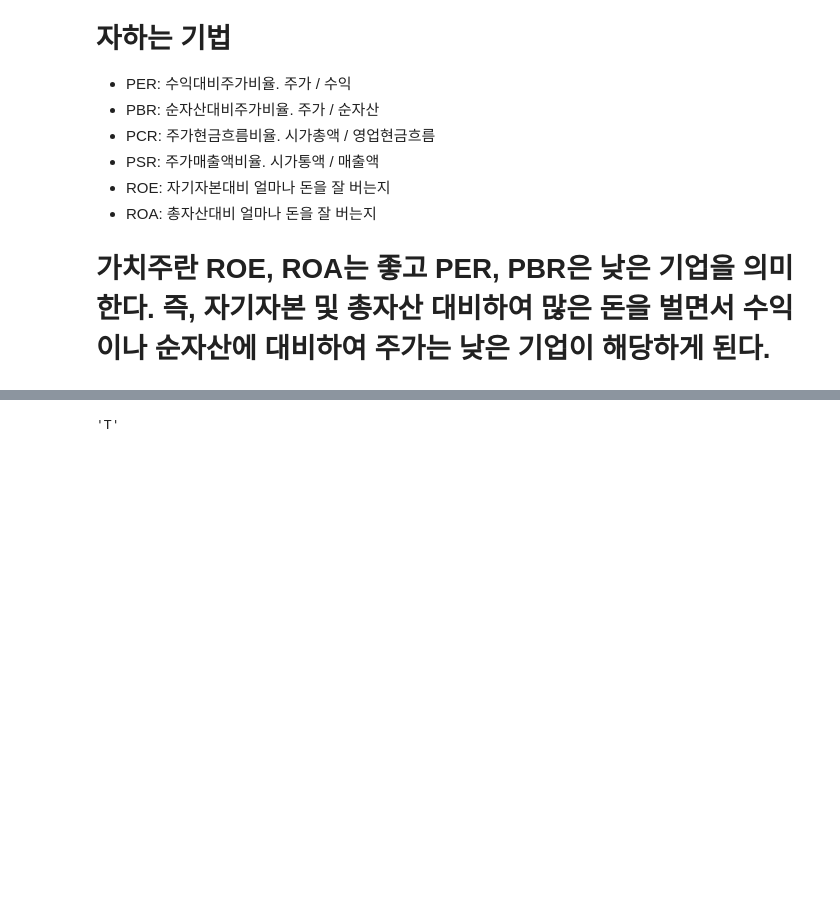
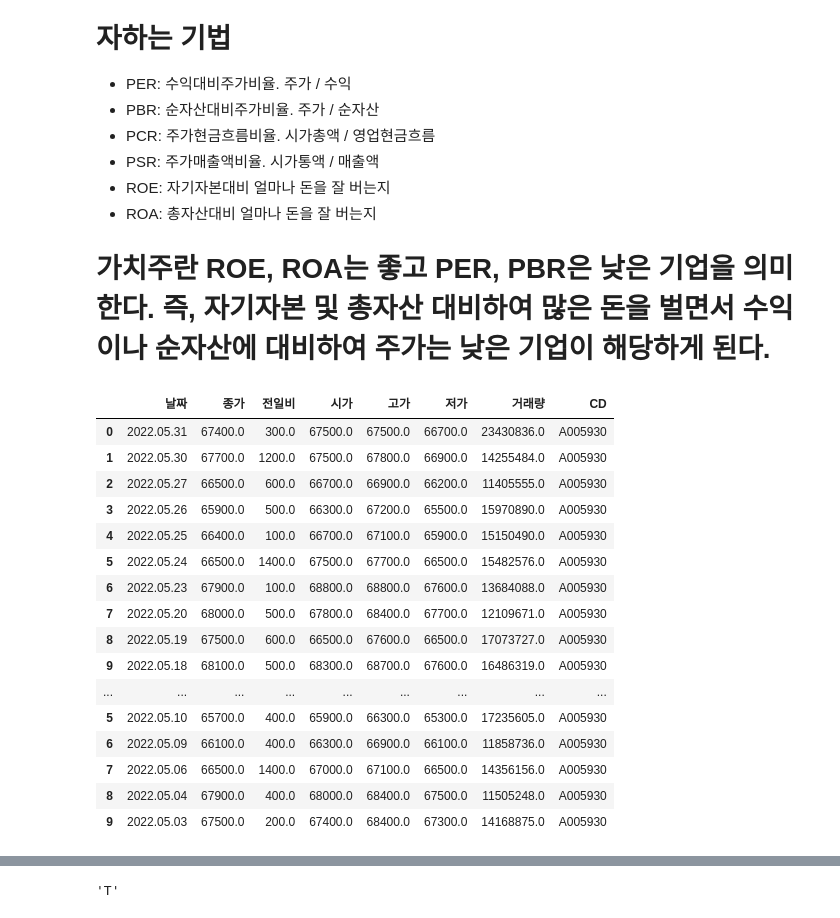
Before and after one commit to etlers/jupyter, a Jupyter notebook: quant_anal/quant_anal.ipynb, the cells around one changed output, grey strips where cells are left out. Drawn from its saved outputs; the diff is of its cells as text; code cells hidden in the pictures; blank space fills up the shorter version.

```diff
--- a/quant_anal/quant_anal.ipynb
+++ b/quant_anal/quant_anal.ipynb
@@ -203,13 +203,17 @@ for cd in list_target_cd:
         list_forgn.append(cd)
 # %%
 def day_sise_flow_data(cd, pg=1):
-    url = f"https://finance.naver.com/item/sise_day.naver?code={cd}&page={pg}"
-    headers = {
-        "referer" : url,
-        "user-agent" : "Mozilla/5.0 (Windows NT 10.0; Win64; x64) AppleWebKit/537.36 (KHTML, like Gecko) Chrome/97.0.4692.71 Safari/537.36"
-    }
-    res = requests.get(url=url, headers=headers)
-    df_sise = pd.read_html(res.text)[0].dropna().set_index("날짜").reset_index()
-    df_sise["CD"] = cd
+    list_df = []
+    for i in range(pg):
+        url = f"https://finance.naver.com/item/sise_day.naver?code={cd}&page={i+1}"
+        headers = {
+            "referer" : url,
+            "user-agent" : "Mozilla/5.0 (Windows NT 10.0; Win64; x64) AppleWebKit/537.36 (KHTML, like Gecko) Chrome/97.0.4692.71 Safari/537.36"
+        }
+        res = requests.get(url=url, headers=headers)
+        list_df.append(pd.read_html(res.text)[0].dropna().set_index("날짜").reset_index())
+
+    df_sise = pd.concat(list_df)
+    df_sise["CD"] = "A" + cd
 
     return df_sise
@@ -231,0 +220,21 @@ for cd in list_target_cd:
+# %%
+df_sise = day_sise_flow_data("005930", pg=2)
+df_sise
+# %% [output]
+|  | 날짜 | 종가 | 전일비 | 시가 | 고가 | 저가 | 거래량 | CD |
+| 0 | 2022.05.31 | 67400.0 | 300.0 | 67500.0 | 67500.0 | 66700.0 | 23430836.0 | A005930 |
+| 1 | 2022.05.30 | 67700.0 | 1200.0 | 67500.0 | 67800.0 | 66900.0 | 14255484.0 | A005930 |
+| 2 | 2022.05.27 | 66500.0 | 600.0 | 66700.0 | 66900.0 | 66200.0 | 11405555.0 | A005930 |
+| 3 | 2022.05.26 | 65900.0 | 500.0 | 66300.0 | 67200.0 | 65500.0 | 15970890.0 | A005930 |
+| 4 | 2022.05.25 | 66400.0 | 100.0 | 66700.0 | 67100.0 | 65900.0 | 15150490.0 | A005930 |
+| 5 | 2022.05.24 | 66500.0 | 1400.0 | 67500.0 | 67700.0 | 66500.0 | 15482576.0 | A005930 |
+| 6 | 2022.05.23 | 67900.0 | 100.0 | 68800.0 | 68800.0 | 67600.0 | 13684088.0 | A005930 |
+| 7 | 2022.05.20 | 68000.0 | 500.0 | 67800.0 | 68400.0 | 67700.0 | 12109671.0 | A005930 |
+| 8 | 2022.05.19 | 67500.0 | 600.0 | 66500.0 | 67600.0 | 66500.0 | 17073727.0 | A005930 |
+| 9 | 2022.05.18 | 68100.0 | 500.0 | 68300.0 | 68700.0 | 67600.0 | 16486319.0 | A005930 |
+| ... | ... | ... | ... | ... | ... | ... | ... | ... |
+| 5 | 2022.05.10 | 65700.0 | 400.0 | 65900.0 | 66300.0 | 65300.0 | 17235605.0 | A005930 |
+| 6 | 2022.05.09 | 66100.0 | 400.0 | 66300.0 | 66900.0 | 66100.0 | 11858736.0 | A005930 |
+| 7 | 2022.05.06 | 66500.0 | 1400.0 | 67000.0 | 67100.0 | 66500.0 | 14356156.0 | A005930 |
+| 8 | 2022.05.04 | 67900.0 | 400.0 | 68000.0 | 68400.0 | 67500.0 | 11505248.0 | A005930 |
+| 9 | 2022.05.03 | 67500.0 | 200.0 | 67400.0 | 68400.0 | 67300.0 | 14168875.0 | A005930 |
```
Also changed, not shown: parts of 13 cells of this notebook, 55 other files.
